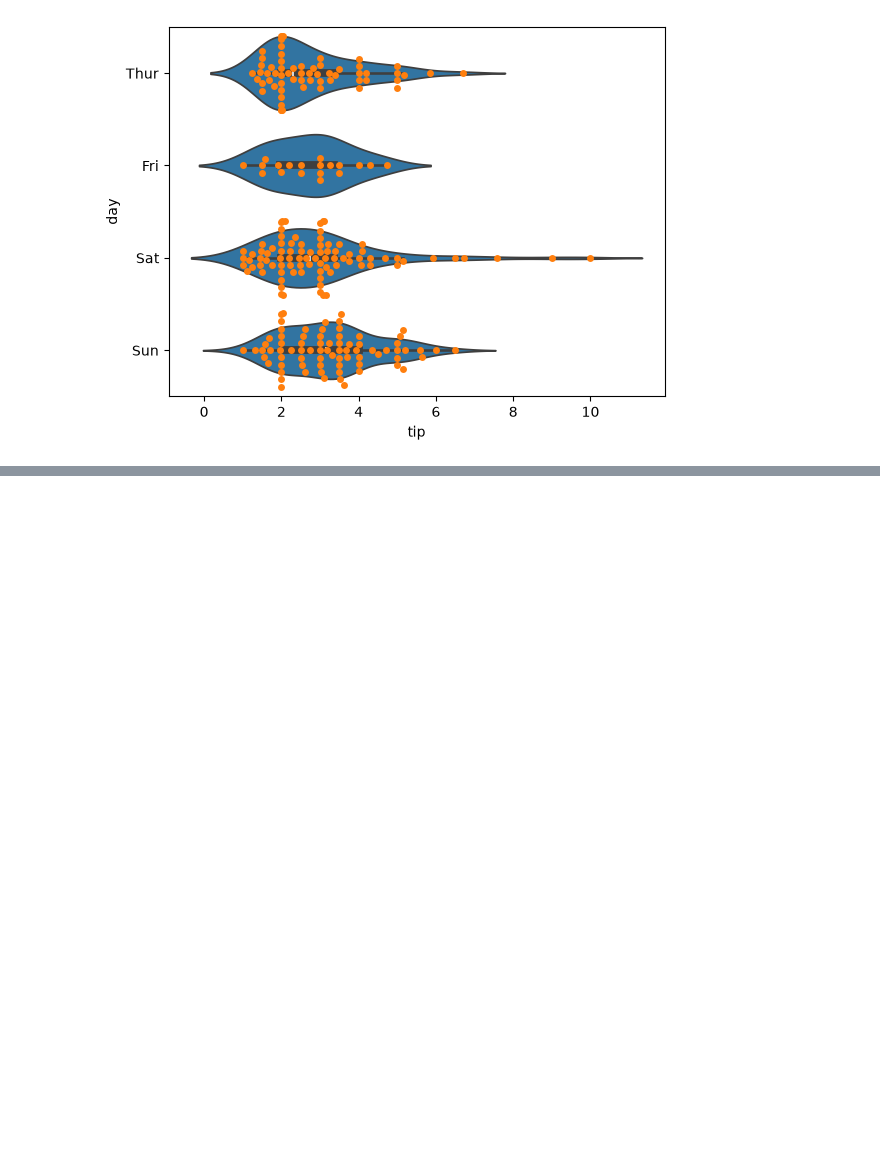
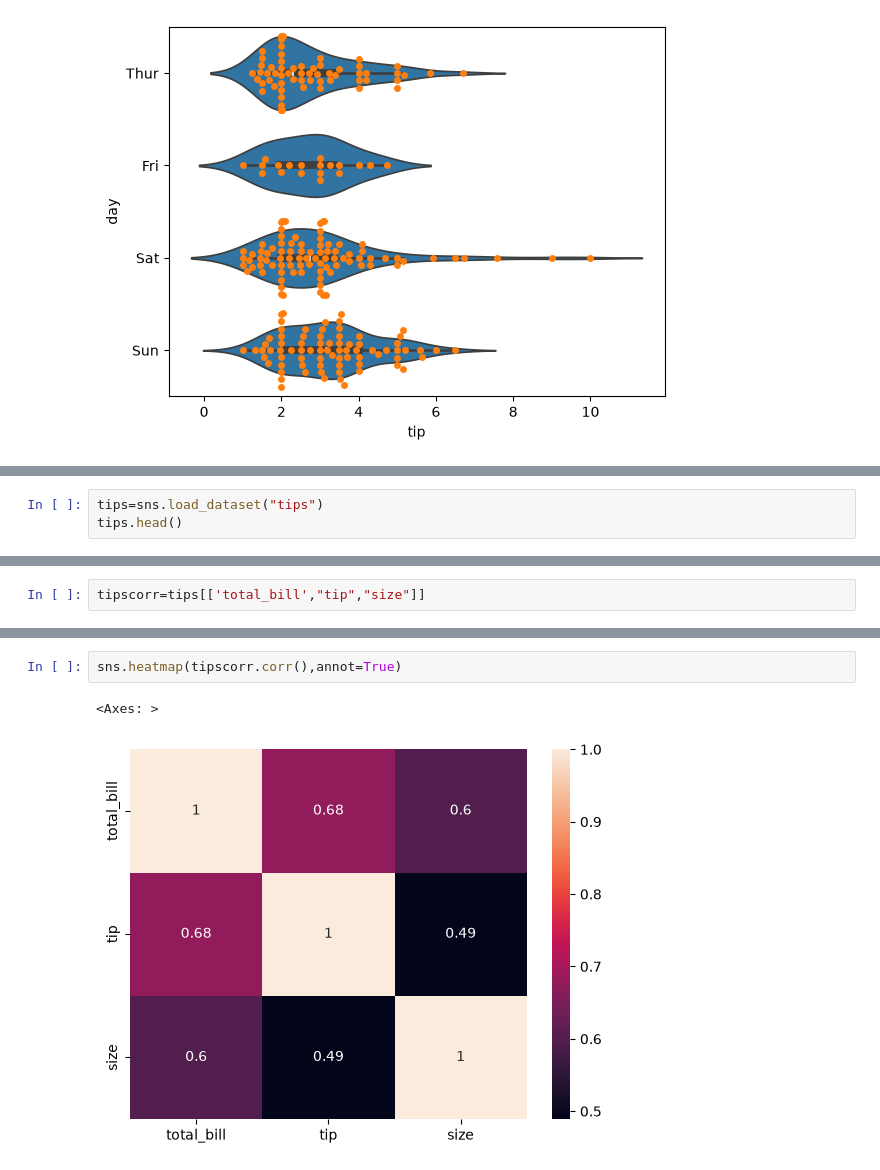
Before and after one commit to kosmos-San/Machine-Learning-, a Jupyter notebook: Mathplotlib and Seaborn/seaborn.ipynb, the cells around one changed output, grey strips where cells are left out. Cells and saved outputs as stored; diff of their text form; blank space fills up the shorter version.

```diff
--- a/Mathplotlib and Seaborn/seaborn.ipynb
+++ b/Mathplotlib and Seaborn/seaborn.ipynb
@@ -79,0 +96,3 @@ sns.swarmplot(x="tip",y="day",data=df)
+# %%
+tips=sns.load_dataset("tips")
+tips.head()
@@ -79,0 +109,2 @@ sns.swarmplot(x="tip",y="day",data=df)
+# %%
+tipscorr=tips[['total_bill',"tip","size"]]
@@ -79,0 +118,5 @@ sns.swarmplot(x="tip",y="day",data=df)
+# %%
+sns.heatmap(tipscorr.corr(),annot=True)
+# %% [output]
+<Axes: >
+[figure, added]
```
Also changed, not shown: parts of 15 cells of this notebook.
